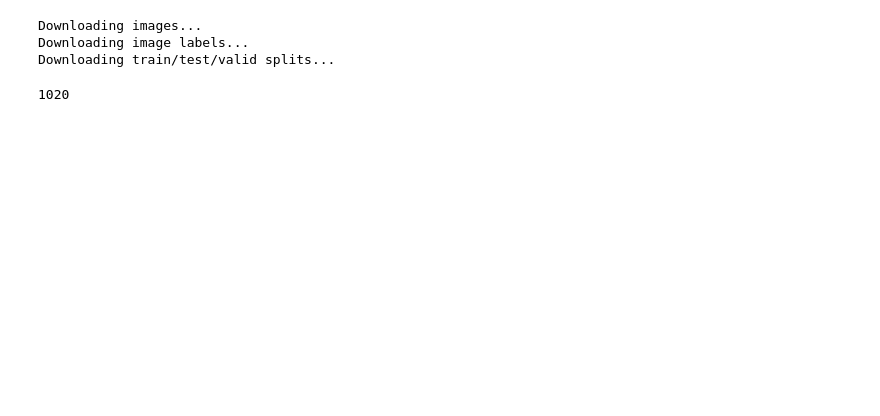
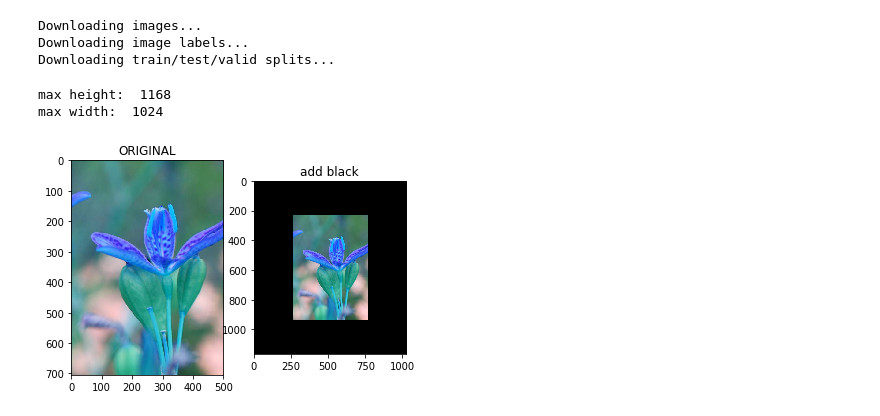
Before and after one commit to Xavier-i/cv_practice, a Jupyter notebook: Oxford102_flower/pre-process.ipynb, the cells around one changed output. Cells and saved outputs as stored; diff of their text form; code cells hidden in the pictures; blank space fills up the shorter version.

```diff
--- a/Oxford102_flower/pre-process.ipynb
+++ b/Oxford102_flower/pre-process.ipynb
@@ -35,8 +38,3 @@ Downloading train/test/valid splits...
 # Read .mat file containing training, testing, and validation sets.
 set_id = loadmat('data/setid.mat')
 image_labels = loadmat('data/imagelabels.mat')
-# %%
-image_labels['labels']
-set_id['trnid'].size
-# %% [output]
-1020
@@ -42,0 +46,50 @@ set_id['trnid'].size
+# %%
+max_height = 0
+max_width = 0
+for pic_id in all_id:
+    str_id  = "{0:0>4}".format(pic_id)
+    img = cv2.imread('./data/jpg/image_0' + str_id + '.jpg',0)
+    height, width = img.shape[:2]
+    if(height > max_height):
+        max_height = height
+    if(width > max_width):
+        max_width = width
+
+print("max height: ", max_height)
+print("max width: ", max_width)
+# %% [output]
+max height:  1168
+max width:  1024
+# %%
+import math
+img = 0
+image = 0
+for pic_id in all_id:
+    str_id  = "{0:0>4}".format(pic_id)
+    img = cv2.imread('./data/jpg/image_0' + str_id + '.jpg',1)
+    height, width = img.shape[:2]
+
+    hei_diff = max_height - height
+    width_diff = max_width - width
+
+    top = math.ceil(hei_diff / 2)
+    bottom = math.floor(hei_diff / 2)
+
+    left = math.ceil(width_diff / 2)
+    right = math.floor(width_diff / 2)
+    #white border
+    image = cv2.copyMakeBorder( img, top, bottom, left, right, cv2.BORDER_CONSTANT, 255)
+
+    cv2.imwrite('./data/newpic/' + str_id + '.jpg',image)
+
+    h, w = image.shape[:2]
+    if(h != max_height or w !=max_width):
+        print('wtf')
+# %%
+from matplotlib import pyplot as plt
+plt.subplot(121),plt.imshow(img),plt.title('ORIGINAL')
+plt.subplot(122),plt.imshow(image),plt.title('add black')
+
+plt.show()
+# %% [output]
+[figure, added]
```
Also changed, not shown: parts of 3 cells of this notebook.
